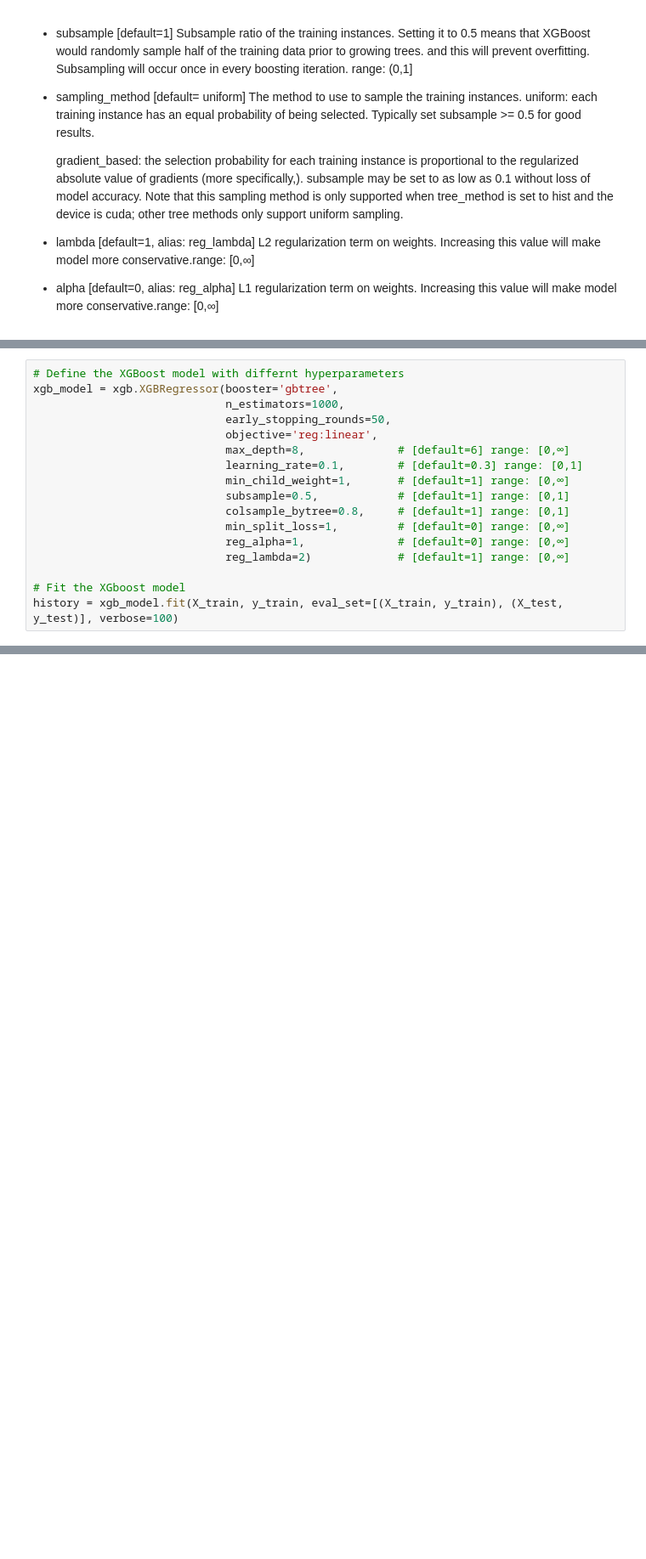
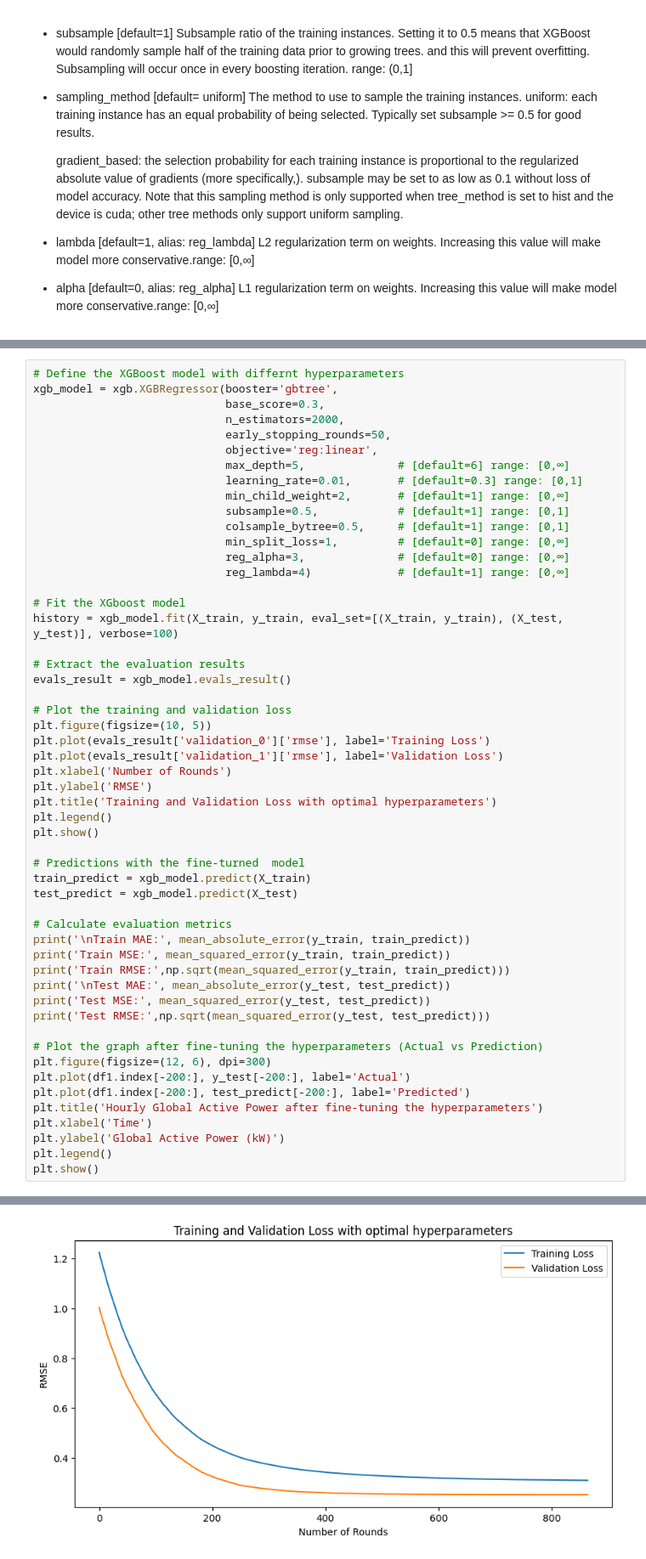
Before and after one commit to samirp92/Final-Year-Project-Time-Series-Forecating-, a Jupyter notebook: XGboost_Ele_Power_Consumption_Forecasting_Student_ID_21072112.ipynb, the cells around one changed output, grey strips where cells are left out. Shown at 85% size. Drawn from its saved outputs; the diff is of its cells as text; blank space fills up the shorter version.

```diff
--- a/XGboost_Ele_Power_Consumption_Forecasting_Student_ID_21072112.ipynb
+++ b/XGboost_Ele_Power_Consumption_Forecasting_Student_ID_21072112.ipynb
@@ -325,18 +394,54 @@ L1 regularization term on weights. Increasing this value will make model more co
 # %%
 # Define the XGBoost model with differnt hyperparameters
 xgb_model = xgb.XGBRegressor(booster='gbtree',
-                             n_estimators=1000,
+                             base_score=0.3,
+                             n_estimators=2000,
                              early_stopping_rounds=50,
                              objective='reg:linear',
-                             max_depth=8,              # [default=6] range: [0,∞]
-                             learning_rate=0.1,        # [default=0.3] range: [0,1]
-                             min_child_weight=1,       # [default=1] range: [0,∞]
+                             max_depth=5,              # [default=6] range: [0,∞]
+                             learning_rate=0.01,       # [default=0.3] range: [0,1]
+                             min_child_weight=2,       # [default=1] range: [0,∞]
                              subsample=0.5,            # [default=1] range: [0,1]
-                             colsample_bytree=0.8,     # [default=1] range: [0,1]
+                             colsample_bytree=0.5,     # [default=1] range: [0,1]
                              min_split_loss=1,         # [default=0] range: [0,∞]
-                             reg_alpha=1,              # [default=0] range: [0,∞]
-                             reg_lambda=2)             # [default=1] range: [0,∞]
+                             reg_alpha=3,              # [default=0] range: [0,∞]
+                             reg_lambda=4)             # [default=1] range: [0,∞]
 
 # Fit the XGboost model
 history = xgb_model.fit(X_train, y_train, eval_set=[(X_train, y_train), (X_test, y_test)], verbose=100)
+
+# Extract the evaluation results
+evals_result = xgb_model.evals_result()
+
+# Plot the training and validation loss
+plt.figure(figsize=(10, 5))
+plt.plot(evals_result['validation_0']['rmse'], label='Training Loss')
+plt.plot(evals_result['validation_1']['rmse'], label='Validation Loss')
+plt.xlabel('Number of Rounds')
+plt.ylabel('RMSE')
+plt.title('Training and Validation Loss with optimal hyperparameters')
+plt.legend()
+plt.show()
+
+# Predictions with the fine-turned  model
+train_predict = xgb_model.predict(X_train)
+test_predict = xgb_model.predict(X_test)
+
+# Calculate evaluation metrics
+print('\nTrain MAE:', mean_absolute_error(y_train, train_predict))
+print('Train MSE:', mean_squared_error(y_train, train_predict))
+print('Train RMSE:',np.sqrt(mean_squared_error(y_train, train_predict)))
+print('\nTest MAE:', mean_absolute_error(y_test, test_predict))
+print('Test MSE:', mean_squared_error(y_test, test_predict))
+print('Test RMSE:',np.sqrt(mean_squared_error(y_test, test_predict)))
+
+# Plot the graph after fine-tuning the hyperparameters (Actual vs Prediction)
+plt.figure(figsize=(12, 6), dpi=300)
+plt.plot(df1.index[-200:], y_test[-200:], label='Actual')
+plt.plot(df1.index[-200:], test_predict[-200:], label='Predicted')
+plt.title('Hourly Global Active Power after fine-tuning the hyperparameters')
+plt.xlabel('Time')
+plt.ylabel('Global Active Power (kW)')
+plt.legend()
+plt.show()
 # %% [output]
@@ -345,0 +458 @@ history = xgb_model.fit(X_train, y_train, eval_set=[(X_train, y_train), (X_test,
+[figure, added]
```
Also changed, not shown: parts of 13 cells of this notebook.
